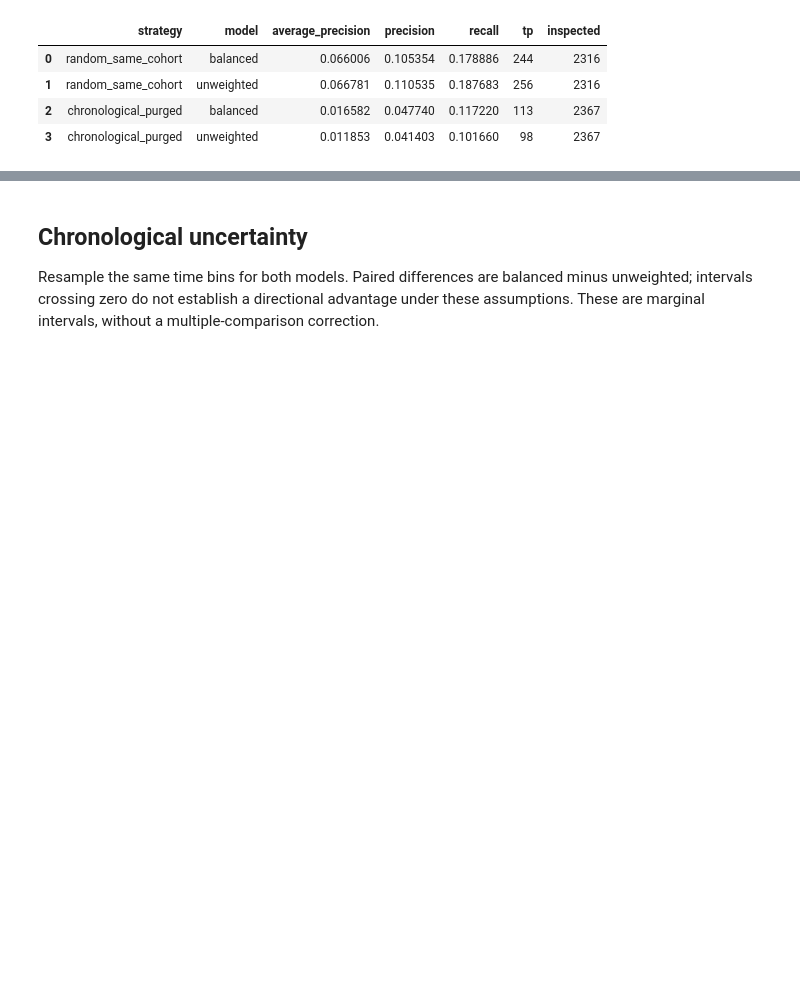
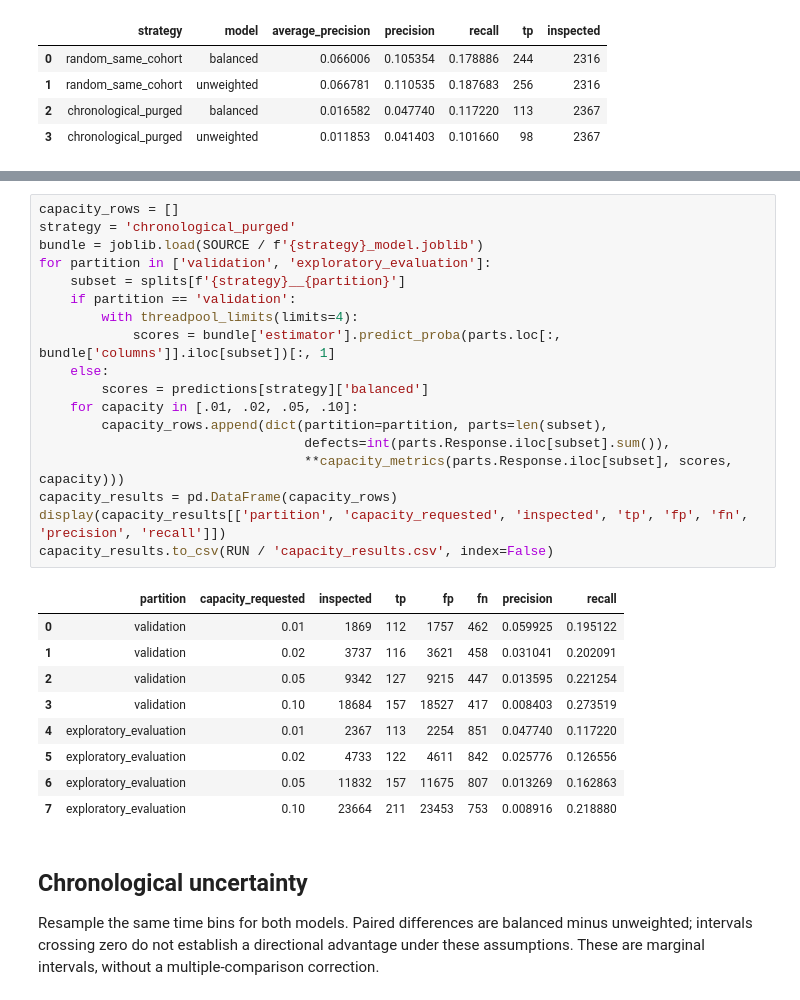
Before and after one commit to Asabrax/bosch-production-quality, a Jupyter notebook: benchmark_analysis.ipynb, the cells around one changed output, grey strips where cells are left out. Cells and saved outputs as stored; diff of their text form; blank space fills up the shorter version.

Commit message:
Add inspection capacity trade-offs and remove course references

```diff
--- a/benchmark_analysis.ipynb
+++ b/benchmark_analysis.ipynb
@@ -122,3 +128,31 @@ results.to_csv(RUN / 'benchmark_results.csv', index=False)
+# %%
+capacity_rows = []
+strategy = 'chronological_purged'
+bundle = joblib.load(SOURCE / f'{strategy}_model.joblib')
+for partition in ['validation', 'exploratory_evaluation']:
+    subset = splits[f'{strategy}__{partition}']
+    if partition == 'validation':
+        with threadpool_limits(limits=4):
+            scores = bundle['estimator'].predict_proba(parts.loc[:, bundle['columns']].iloc[subset])[:, 1]
+    else:
+        scores = predictions[strategy]['balanced']
+    for capacity in [.01, .02, .05, .10]:
+        capacity_rows.append(dict(partition=partition, parts=len(subset),
+                                  defects=int(parts.Response.iloc[subset].sum()),
+                                  **capacity_metrics(parts.Response.iloc[subset], scores, capacity)))
+capacity_results = pd.DataFrame(capacity_rows)
+display(capacity_results[['partition', 'capacity_requested', 'inspected', 'tp', 'fp', 'fn', 'precision', 'recall']])
+capacity_results.to_csv(RUN / 'capacity_results.csv', index=False)
+# %% [output]
+|  | partition | capacity_requested | inspected | tp | fp | fn | precision | recall |
+| 0 | validation | 0.01 | 1869 | 112 | 1757 | 462 | 0.059925 | 0.195122 |
+| 1 | validation | 0.02 | 3737 | 116 | 3621 | 458 | 0.031041 | 0.202091 |
+| 2 | validation | 0.05 | 9342 | 127 | 9215 | 447 | 0.013595 | 0.221254 |
+| 3 | validation | 0.10 | 18684 | 157 | 18527 | 417 | 0.008403 | 0.273519 |
+| 4 | exploratory_evaluation | 0.01 | 2367 | 113 | 2254 | 851 | 0.047740 | 0.117220 |
+| 5 | exploratory_evaluation | 0.02 | 4733 | 122 | 4611 | 842 | 0.025776 | 0.126556 |
+| 6 | exploratory_evaluation | 0.05 | 11832 | 157 | 11675 | 807 | 0.013269 | 0.162863 |
+| 7 | exploratory_evaluation | 0.10 | 23664 | 211 | 23453 | 753 | 0.008916 | 0.218880 |
 # %% [markdown]
 ## Chronological uncertainty
 Resample the same time bins for both models. Paired differences are balanced minus unweighted; intervals crossing zero do not establish a directional advantage under these assumptions. These are marginal intervals, without a multiple-comparison correction.
```
Also changed, not shown: parts of 5 cells of this notebook, 11 other files.
